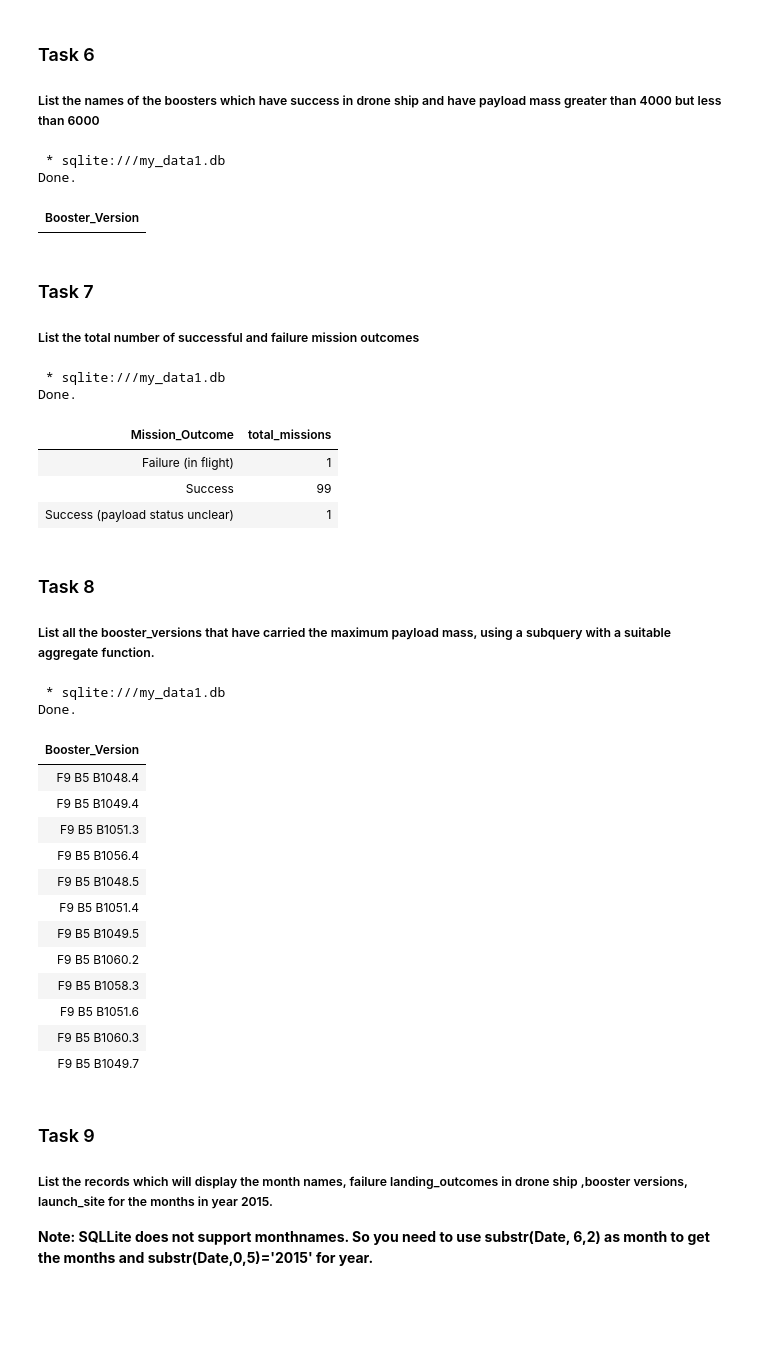
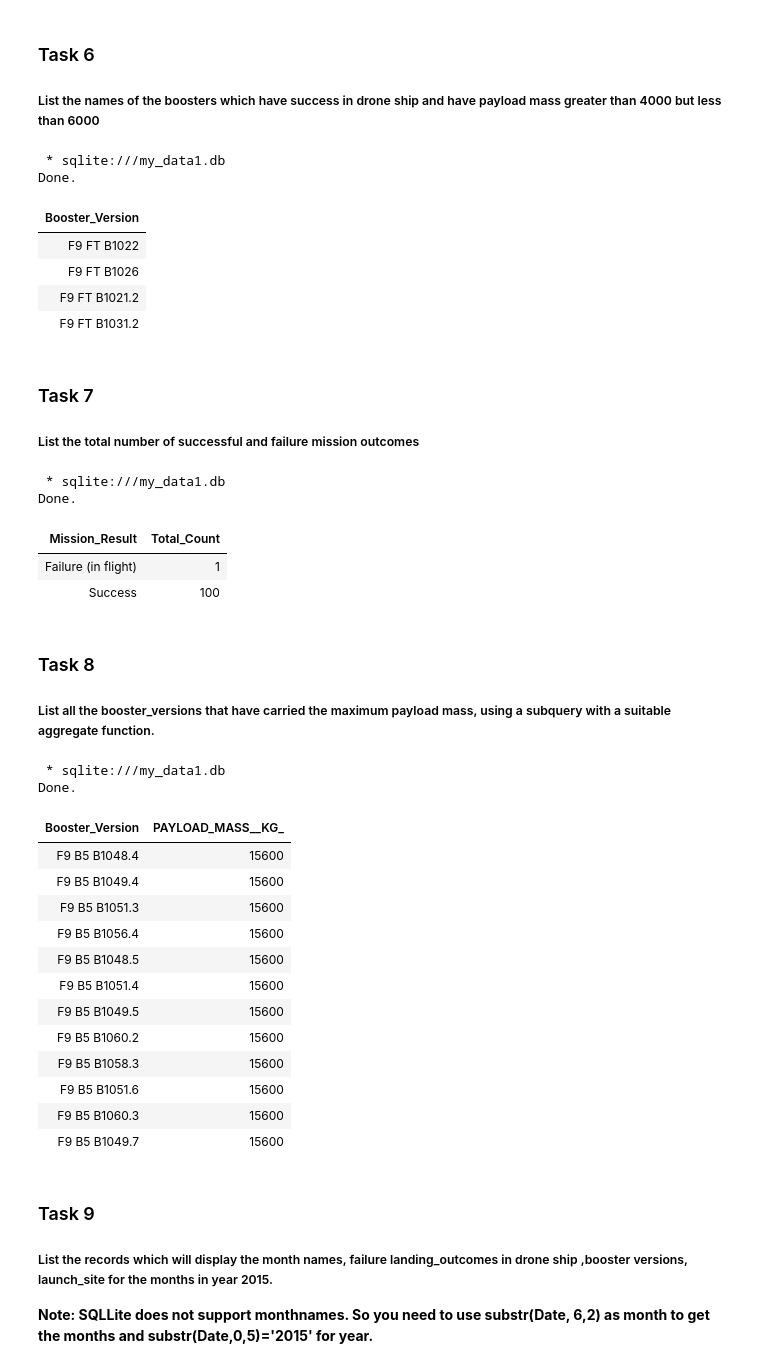
Before and after one commit to Dre2322/Coursera, a Jupyter notebook: IBM Data Science/Course10/Course10-eda-sql.ipynb, the cells around one changed output. Drawn from its saved outputs; the diff is of its cells as text; code cells hidden in the pictures; blank space fills up the shorter version.

```diff
--- a/IBM Data Science/Course10/Course10-eda-sql.ipynb
+++ b/IBM Data Science/Course10/Course10-eda-sql.ipynb
@@ -227,15 +218,19 @@ Done.
 --   - Landing_Outcome contains 'True ASDS' (successful drone ship landing)
 --   - Payload mass > 4000 and < 6000
 -- ------------------------------------------------------------
-SELECT DISTINCT "Booster_Version"
-FROM SPACEXTABLE
-WHERE "Landing_Outcome" LIKE '%True ASDS%'
-  AND "PAYLOAD_MASS__KG_" > 4000
-  AND "PAYLOAD_MASS__KG_" < 6000;
+SELECT DISTINCT Booster_Version
+FROM SPACEXTBL
+WHERE Landing_Outcome = 'Success (drone ship)'
+  AND PAYLOAD_MASS__KG_ > 4000
+  AND PAYLOAD_MASS__KG_ < 6000;
 # %% [output]
  * sqlite:///my_data1.db
 Done.
 | Booster_Version |
+| F9 FT B1022 |
+| F9 FT B1026 |
+| F9 FT B1021.2 |
+| F9 FT B1031.2 |
 # %% [markdown]
 ### Task 7
 
@@ -254,17 +249,20 @@ Done.
 --   - Mission_Outcome describes success or failure of each mission
 --   - GROUP BY counts each outcome category
 -- ------------------------------------------------------------
-SELECT TRIM("Mission_Outcome") AS Mission_Outcome,
-       COUNT(*) AS total_missions
-FROM SPACEXTABLE
-GROUP BY TRIM("Mission_Outcome");
+SELECT
+  CASE
+    WHEN Mission_Outcome LIKE 'Success%' THEN 'Success'
+    ELSE Mission_Outcome
+  END AS Mission_Result,
+  COUNT(*) AS Total_Count
+FROM SPACEXTBL
+GROUP BY Mission_Result;
 # %% [output]
  * sqlite:///my_data1.db
 Done.
-| Mission_Outcome | total_missions |
+| Mission_Result | Total_Count |
 | Failure (in flight) | 1 |
-| Success | 99 |
-| Success (payload status unclear) | 1 |
+| Success | 100 |
 # %% [markdown]
 ### Task 8
 
@@ -274,35 +272,35 @@ Done.
 # %%
 %%sql
 -- ------------------------------------------------------------
 -- Purpose:
 --   List all booster versions that carried the maximum payload mass.
 --
 -- Method:
 --   - Use a subquery to find the maximum payload mass
 --   - Select booster versions matching that value
 -- ------------------------------------------------------------
-SELECT DISTINCT "Booster_Version"
-FROM SPACEXTABLE
-WHERE "PAYLOAD_MASS__KG_" = (
-    SELECT MAX("PAYLOAD_MASS__KG_")
-    FROM SPACEXTABLE
+SELECT Booster_Version, PAYLOAD_MASS__KG_
+FROM SPACEXTBL
+WHERE PAYLOAD_MASS__KG_ = (
+    SELECT MAX(PAYLOAD_MASS__KG_)
+    FROM SPACEXTBL
 );
 # %% [output]
  * sqlite:///my_data1.db
 Done.
-| Booster_Version |
-| F9 B5 B1048.4 |
-| F9 B5 B1049.4 |
-| F9 B5 B1051.3 |
-| F9 B5 B1056.4 |
-| F9 B5 B1048.5 |
-| F9 B5 B1051.4 |
-| F9 B5 B1049.5 |
-| F9 B5 B1060.2 |
-| F9 B5 B1058.3 |
-| F9 B5 B1051.6 |
-| F9 B5 B1060.3 |
-| F9 B5 B1049.7 |
+| Booster_Version | PAYLOAD_MASS__KG_ |
+| F9 B5 B1048.4 | 15600 |
+| F9 B5 B1049.4 | 15600 |
+| F9 B5 B1051.3 | 15600 |
+| F9 B5 B1056.4 | 15600 |
+| F9 B5 B1048.5 | 15600 |
+| F9 B5 B1051.4 | 15600 |
+| F9 B5 B1049.5 | 15600 |
+| F9 B5 B1060.2 | 15600 |
+| F9 B5 B1058.3 | 15600 |
+| F9 B5 B1051.6 | 15600 |
+| F9 B5 B1060.3 | 15600 |
+| F9 B5 B1049.7 | 15600 |
 # %% [markdown]
 ### Task 9
 
```
Also changed, not shown: parts of 3 cells of this notebook, 4 other files.
